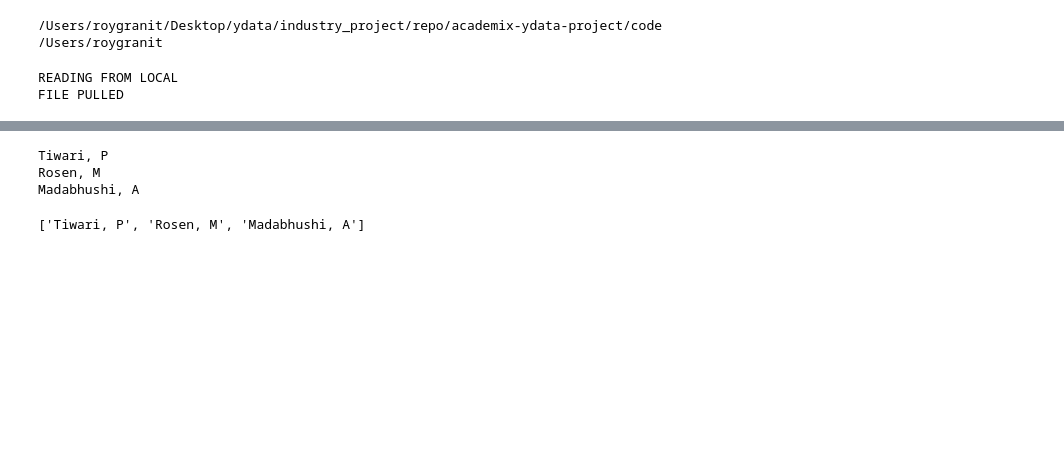
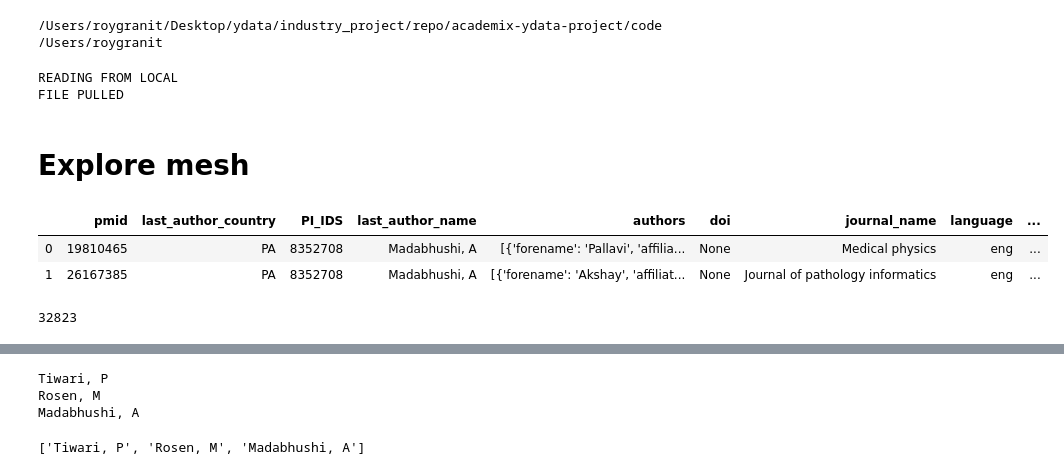
Before and after one commit to ShaulSolomon/academix-ydata-project-truncated, a Jupyter notebook: code/5_temp_get_names.ipynb, the cells around one changed output, grey strips where cells are left out. Cells and saved outputs as stored; diff of their text form; code cells hidden in the pictures; blank space fills up the shorter version.

Commit message:
nb to fetch the dist mesh

```diff
--- a/code/5_temp_get_names.ipynb
+++ b/code/5_temp_get_names.ipynb
@@ -54,3 +54,11 @@ print("FILE PULLED")
 # %% [output]
 READING FROM LOCAL
 FILE PULLED
+# %% [markdown]
+# Explore mesh
+# %%
+df.head(2)
+# %% [output]
+|  | pmid | last_author_country | PI_IDS | last_author_name | authors | doi | journal_name | language | ... |
+| 0 | 19810465 | PA | 8352708 | Madabhushi, A | [{'forename': 'Pallavi', 'affilia... | None | Medical physics | eng | ... |
+| 1 | 26167385 | PA | 8352708 | Madabhushi, A | [{'forename': 'Akshay', 'affiliat... | None | Journal of pathology informatics | eng | ... |
@@ -56,0 +67,12 @@ FILE PULLED
+# %%
+all_mesh=set()
+for mm in df[:30000]['mesh'].to_list():
+    try:
+        for m in mm:
+           # print(m)
+            all_mesh.add(m)
+    except:
+        pass
+print(len(all_mesh))
+# %% [output]
+32823
```
Also changed, not shown: parts of 22 cells of this notebook, 1 other file.
